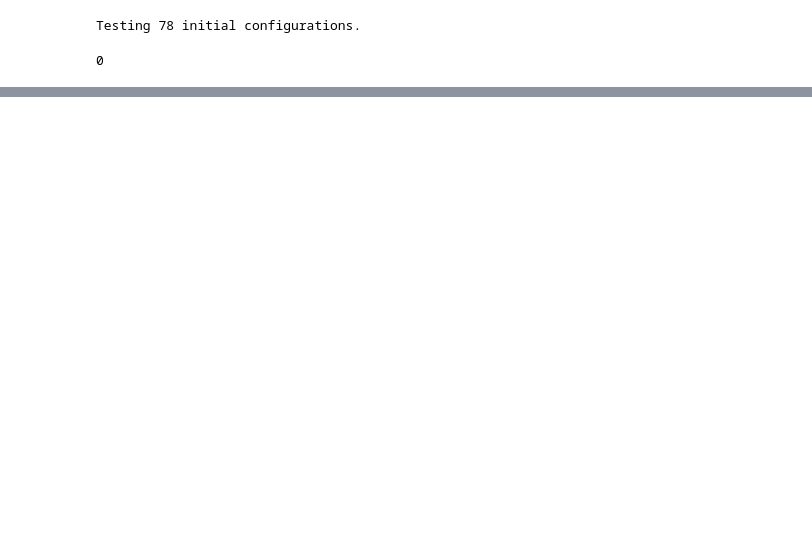
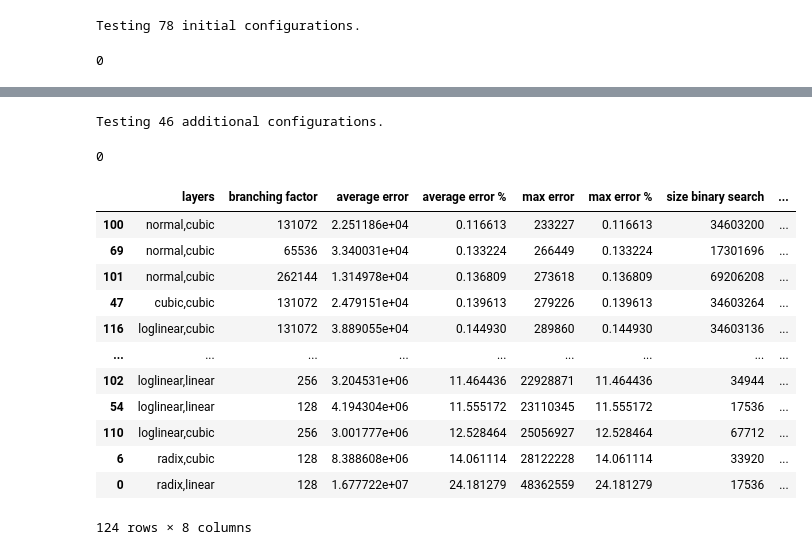
Before and after one commit to learnedsystems/RMI, a Jupyter notebook: model_probe.ipynb, the cells around one changed output, grey strips where cells are left out. Saved outputs shown, nothing was run; the diff lists cells and outputs as text; code cells hidden in the pictures; blank space fills up the shorter version.

```diff
--- a/model_probe.ipynb
+++ b/model_probe.ipynb
@@ -102,0 +120,34 @@ pareto
+# %%
+
+print("Testing", len(next_configs), "additional configurations.")
+with open("step2.json", "w") as f:
+    json.dump({"configs": next_configs}, f)
+# %% [output]
+Testing 46 additional configurations.
+# %%
+cmd = f"RUST_BACKTRACE=1 RUST_LOG=trace cargo run --release {DATA_PATH} --param-grid step2.json"
+os.system(cmd)
+# %% [output]
+0
+# %%
+with open("results.json", "r") as f:
+    step2_results = json.load(f)
+
+step2_results = pd.DataFrame(step2_results)
+all_results = pd.concat((step1_results, step2_results)).reset_index(drop=True)
+mask = pareto_mask(all_results)
+all_results.sort_values("max error")
+# %% [output]
+|  | layers | branching factor | average error | average error % | max error | max error % | size binary search | ... |
+| 100 | normal,cubic | 131072 | 2.251186e+04 | 0.116613 | 233227 | 0.116613 | 34603200 | ... |
+| 69 | normal,cubic | 65536 | 3.340031e+04 | 0.133224 | 266449 | 0.133224 | 17301696 | ... |
+| 101 | normal,cubic | 262144 | 1.314978e+04 | 0.136809 | 273618 | 0.136809 | 69206208 | ... |
+| 47 | cubic,cubic | 131072 | 2.479151e+04 | 0.139613 | 279226 | 0.139613 | 34603264 | ... |
+| 116 | loglinear,cubic | 131072 | 3.889055e+04 | 0.144930 | 289860 | 0.144930 | 34603136 | ... |
+| ... | ... | ... | ... | ... | ... | ... | ... | ... |
+| 102 | loglinear,linear | 256 | 3.204531e+06 | 11.464436 | 22928871 | 11.464436 | 34944 | ... |
+| 54 | loglinear,linear | 128 | 4.194304e+06 | 11.555172 | 23110345 | 11.555172 | 17536 | ... |
+| 110 | loglinear,cubic | 256 | 3.001777e+06 | 12.528464 | 25056927 | 12.528464 | 67712 | ... |
+| 6 | radix,cubic | 128 | 8.388608e+06 | 14.061114 | 28122228 | 14.061114 | 33920 | ... |
+| 0 | radix,linear | 128 | 1.677722e+07 | 24.181279 | 48362559 | 24.181279 | 17536 | ... |
+124 rows × 8 columns
```
Also changed, not shown: parts of 6 cells of this notebook, 1 other file.
